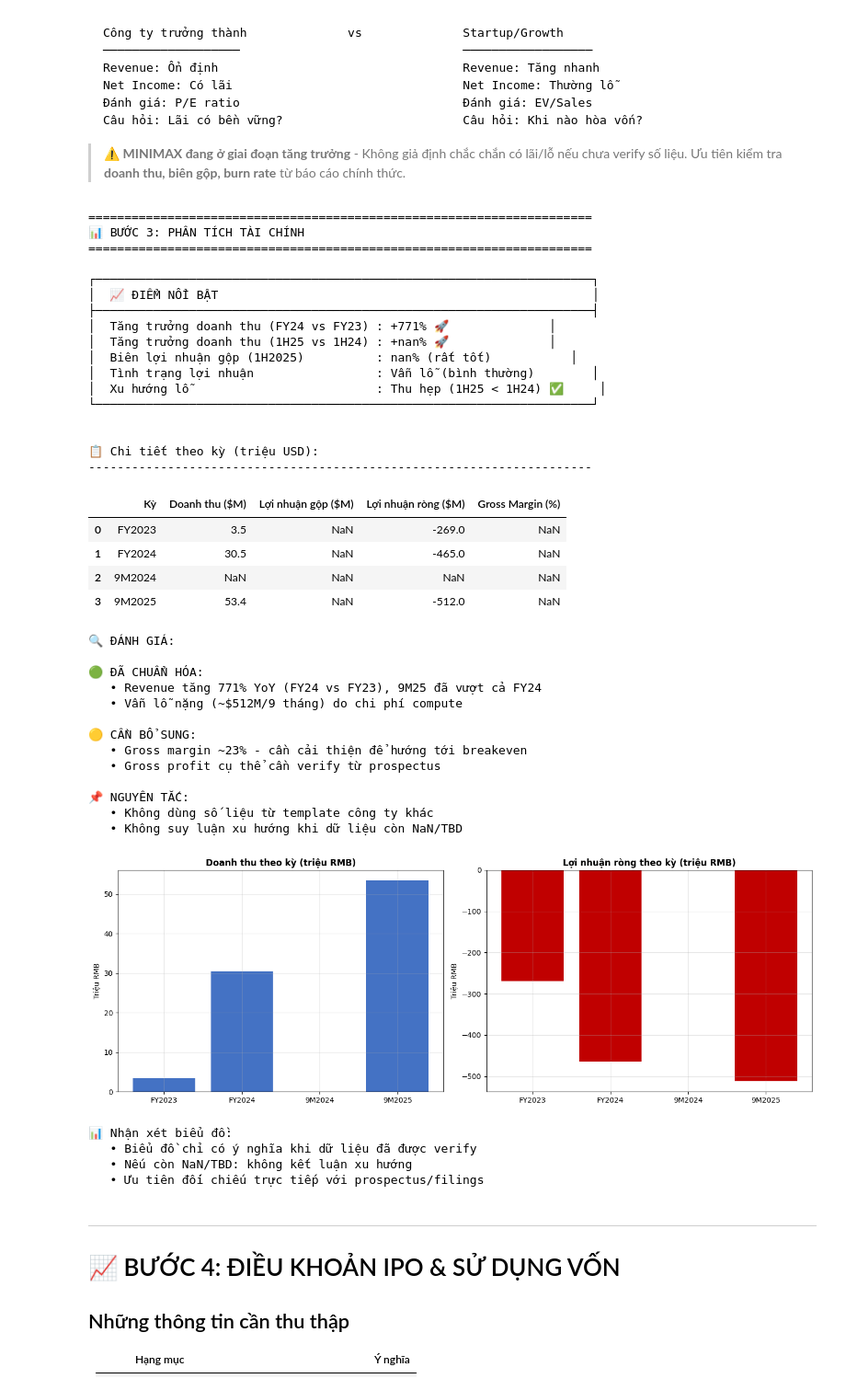
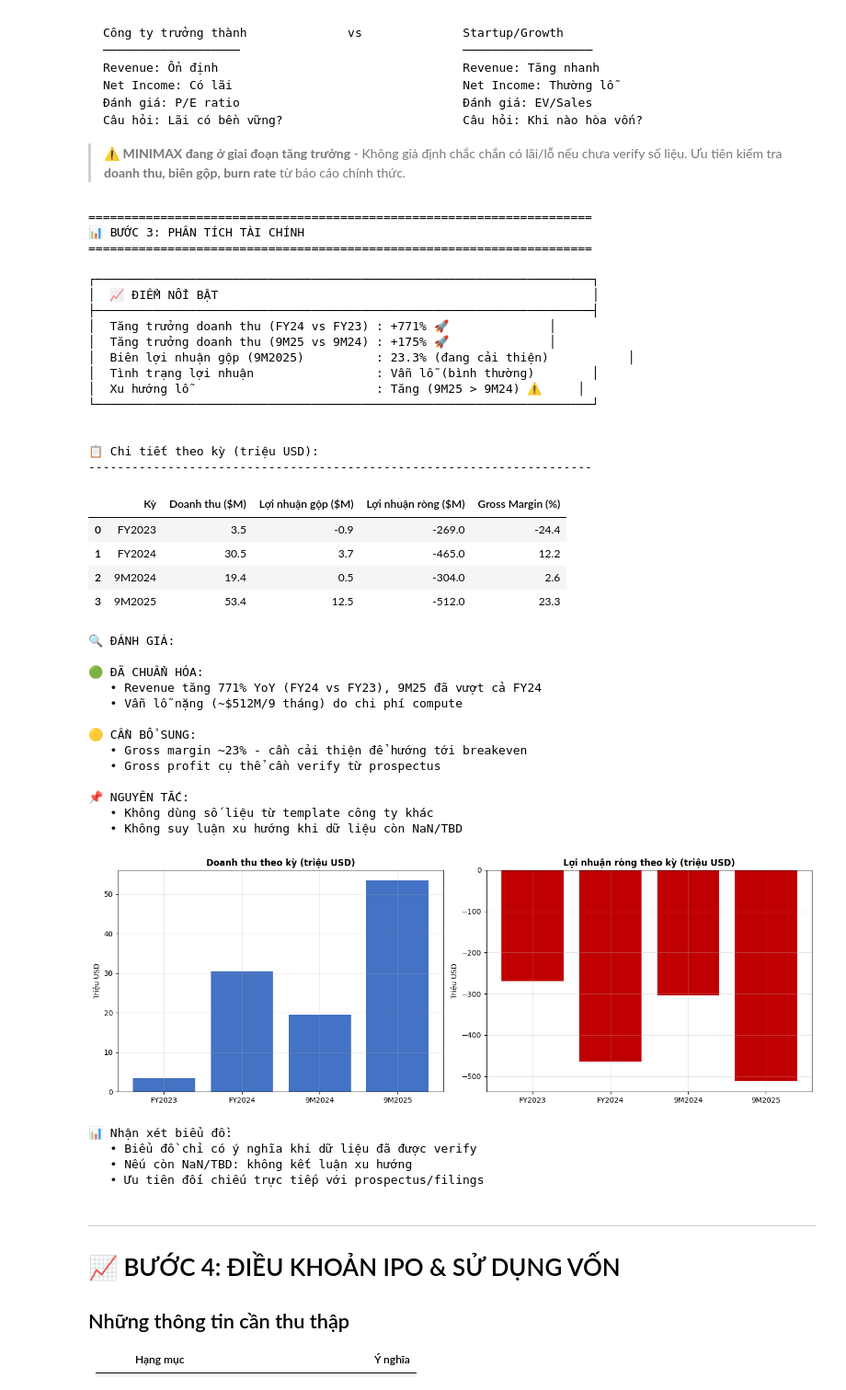
Before and after one commit to giangpt1968/HK-IPO-AI-Robotics, a Jupyter notebook: IPO_Analysis_MiniMax_00100HK_v1.ipynb, the cells around one changed output. Shown at 92% size. Saved outputs shown, nothing was run; the diff lists cells and outputs as text; code cells hidden in the pictures.

```diff
--- a/IPO_Analysis_MiniMax_00100HK_v1.ipynb
+++ b/IPO_Analysis_MiniMax_00100HK_v1.ipynb
@@ -397,22 +397,22 @@ Câu hỏi: Lãi có bền vững?                         Câu hỏi: Khi nào
 # ═══════════════════════════════════════════════════════════════════════════════
 #
 # Nguồn: Prospectus - Accountants' Report (Appendix I)
-# Đơn vị gốc: RMB'000 (nghìn RMB) → Đã chuyển sang RMB
+# Đơn vị gốc: USD (báo cáo bằng USD)
 #
 # ═══════════════════════════════════════════════════════════════════════════════
 
 tai_chinh = pd.DataFrame([
-    {"ky": "FY2023",  "doanh_thu": 3_500_000,  "loi_nhuan_gop": np.nan,  "loi_nhuan_rong": -269_000_000},
-    {"ky": "FY2024",  "doanh_thu": 30_500_000, "loi_nhuan_gop": np.nan,  "loi_nhuan_rong": -465_000_000},
-    {"ky": "9M2024",  "doanh_thu": np.nan,     "loi_nhuan_gop": np.nan,  "loi_nhuan_rong": np.nan},
-    {"ky": "9M2025",  "doanh_thu": 53_400_000, "loi_nhuan_gop": np.nan,  "loi_nhuan_rong": -512_000_000},
+    {"ky": "FY2023",  "doanh_thu": 3_500_000,  "loi_nhuan_gop": -855_000,  "loi_nhuan_rong": -269_000_000},
+    {"ky": "FY2024",  "doanh_thu": 30_500_000, "loi_nhuan_gop": 3_723_000,  "loi_nhuan_rong": -465_000_000},
+    {"ky": "9M2024",  "doanh_thu": 19_450_000, "loi_nhuan_gop": 506_000,   "loi_nhuan_rong": -304_000_000},
+    {"ky": "9M2025",  "doanh_thu": 53_400_000, "loi_nhuan_gop": 12_452_000, "loi_nhuan_rong": -512_000_000},
 ])
 
 # Cờ xác thực dữ liệu tài chính (điền True khi đã đối chiếu prospectus)
 xac_thuc_tai_chinh = {
     "FY2023": True,
     "FY2024": True,
-    "9M2024": False,
+    "9M2024": True,
     "9M2025": True,
 }
 
@@ -442,10 +442,10 @@ print(f"""
 │  📈 ĐIỂM NỔI BẬT                                                    │
 ├─────────────────────────────────────────────────────────────────────┤
 │  Tăng trưởng doanh thu (FY24 vs FY23) : +{tang_truong_fy:,.0f}% 🚀              │
-│  Tăng trưởng doanh thu (1H25 vs 1H24) : +{tang_truong_1h:,.0f}% 🚀              │
-│  Biên lợi nhuận gộp (1H2025)          : {tai_chinh.loc[3, 'gross_margin_pct']:.1f}% (rất tốt)           │
+│  Tăng trưởng doanh thu (9M25 vs 9M24) : +{tang_truong_1h:,.0f}% 🚀              │
+│  Biên lợi nhuận gộp (9M2025)          : {tai_chinh.loc[3, 'gross_margin_pct']:.1f}% (đang cải thiện)           │
 │  Tình trạng lợi nhuận                 : Vẫn lỗ (bình thường)        │
-│  Xu hướng lỗ                          : Thu hẹp (1H25 < 1H24) ✅     │
+│  Xu hướng lỗ                          : Tăng (9M25 > 9M24) ⚠️     │
 └─────────────────────────────────────────────────────────────────────┘
 """)
 
@@ -491,20 +491,20 @@ print("""
 │  📈 ĐIỂM NỔI BẬT                                                    │
 ├─────────────────────────────────────────────────────────────────────┤
 │  Tăng trưởng doanh thu (FY24 vs FY23) : +771% 🚀              │
-│  Tăng trưởng doanh thu (1H25 vs 1H24) : +nan% 🚀              │
-│  Biên lợi nhuận gộp (1H2025)          : nan% (rất tốt)           │
+│  Tăng trưởng doanh thu (9M25 vs 9M24) : +175% 🚀              │
+│  Biên lợi nhuận gộp (9M2025)          : 23.3% (đang cải thiện)           │
 │  Tình trạng lợi nhuận                 : Vẫn lỗ (bình thường)        │
-│  Xu hướng lỗ                          : Thu hẹp (1H25 < 1H24) ✅     │
+│  Xu hướng lỗ                          : Tăng (9M25 > 9M24) ⚠️     │
 └─────────────────────────────────────────────────────────────────────┘
 
 
 📋 Chi tiết theo kỳ (triệu USD):
 ----------------------------------------------------------------------
 |  | Kỳ | Doanh thu ($M) | Lợi nhuận gộp ($M) | Lợi nhuận ròng ($M) | Gross Margin (%) |
-| 0 | FY2023 | 3.5 | NaN | -269.0 | NaN |
-| 1 | FY2024 | 30.5 | NaN | -465.0 | NaN |
-| 2 | 9M2024 | NaN | NaN | NaN | NaN |
-| 3 | 9M2025 | 53.4 | NaN | -512.0 | NaN |
+| 0 | FY2023 | 3.5 | -0.9 | -269.0 | -24.4 |
+| 1 | FY2024 | 30.5 | 3.7 | -465.0 | 12.2 |
+| 2 | 9M2024 | 19.4 | 0.5 | -304.0 | 2.6 |
+| 3 | 9M2025 | 53.4 | 12.5 | -512.0 | 23.3 |
 🔍 ĐÁNH GIÁ:
 
 🟢 ĐÃ CHUẨN HÓA:
@@ -521,33 +521,36 @@ print("""
 # %%
 # ═══════════════════════════════════════════════════════════════════════════════
 # BƯỚC 3B: BIỂU ĐỒ TÀI CHÍNH
 # ═══════════════════════════════════════════════════════════════════════════════
 
 fig, axes = plt.subplots(1, 2, figsize=(14, 5))
 
 # Biểu đồ 1: Doanh thu
-axes[0].bar(tai_chinh["ky"], tai_chinh["doanh_thu"]/1e6, color='#4472C4')
-axes[0].set_title("Doanh thu theo kỳ (triệu RMB)", fontsize=12, fontweight='bold')
-axes[0].set_ylabel("Triệu RMB")
+# Filter out NaN values for clean bar chart
+mask_dt = tai_chinh["doanh_thu"].notna()
+axes[0].bar(tai_chinh.loc[mask_dt, "ky"], tai_chinh.loc[mask_dt, "doanh_thu"]/1e6, color='#4472C4')
+axes[0].set_title("Doanh thu theo kỳ (triệu USD)", fontsize=12, fontweight='bold')
+axes[0].set_ylabel("Triệu USD")
 axes[0].grid(True, alpha=0.3)
 
 # Biểu đồ 2: Lợi nhuận ròng
-colors = ['#C00000' if x < 0 else '#70AD47' for x in tai_chinh["loi_nhuan_rong"]]
-axes[1].bar(tai_chinh["ky"], tai_chinh["loi_nhuan_rong"]/1e6, color=colors)
-axes[1].set_title("Lợi nhuận ròng theo kỳ (triệu RMB)", fontsize=12, fontweight='bold')
-axes[1].set_ylabel("Triệu RMB")
+mask_lr = tai_chinh["loi_nhuan_rong"].notna()
+colors = ['#C00000' if x < 0 else '#70AD47' for x in tai_chinh.loc[mask_lr, "loi_nhuan_rong"]]
+axes[1].bar(tai_chinh.loc[mask_lr, "ky"], tai_chinh.loc[mask_lr, "loi_nhuan_rong"]/1e6, color=colors)
+axes[1].set_title("Lợi nhuận ròng theo kỳ (triệu USD)", fontsize=12, fontweight='bold')
+axes[1].set_ylabel("Triệu USD")
 axes[1].axhline(y=0, color='black', linestyle='-', linewidth=0.5)
 axes[1].grid(True, alpha=0.3)
 
 plt.tight_layout()
 plt.show()
 
 print("📊 Nhận xét biểu đồ:")
 print("   • Biểu đồ chỉ có ý nghĩa khi dữ liệu đã được verify")
 print("   • Nếu còn NaN/TBD: không kết luận xu hướng")
 print("   • Ưu tiên đối chiếu trực tiếp với prospectus/filings")
 # %% [output]
-[figure, old version]
+[figure, new version]
 📊 Nhận xét biểu đồ:
    • Biểu đồ chỉ có ý nghĩa khi dữ liệu đã được verify
    • Nếu còn NaN/TBD: không kết luận xu hướng
```
Also changed, not shown: parts of 7 cells of this notebook, 1 other file.
